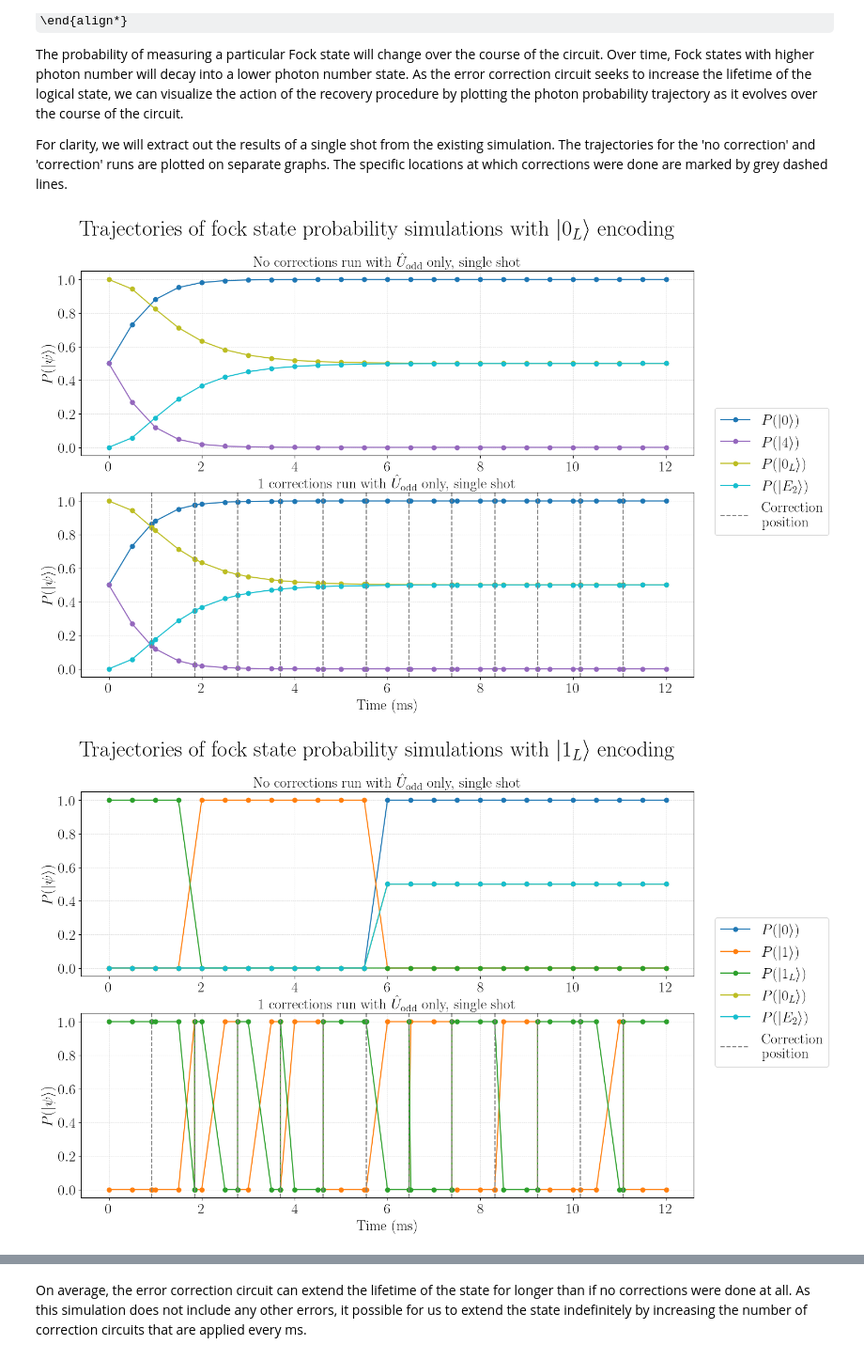
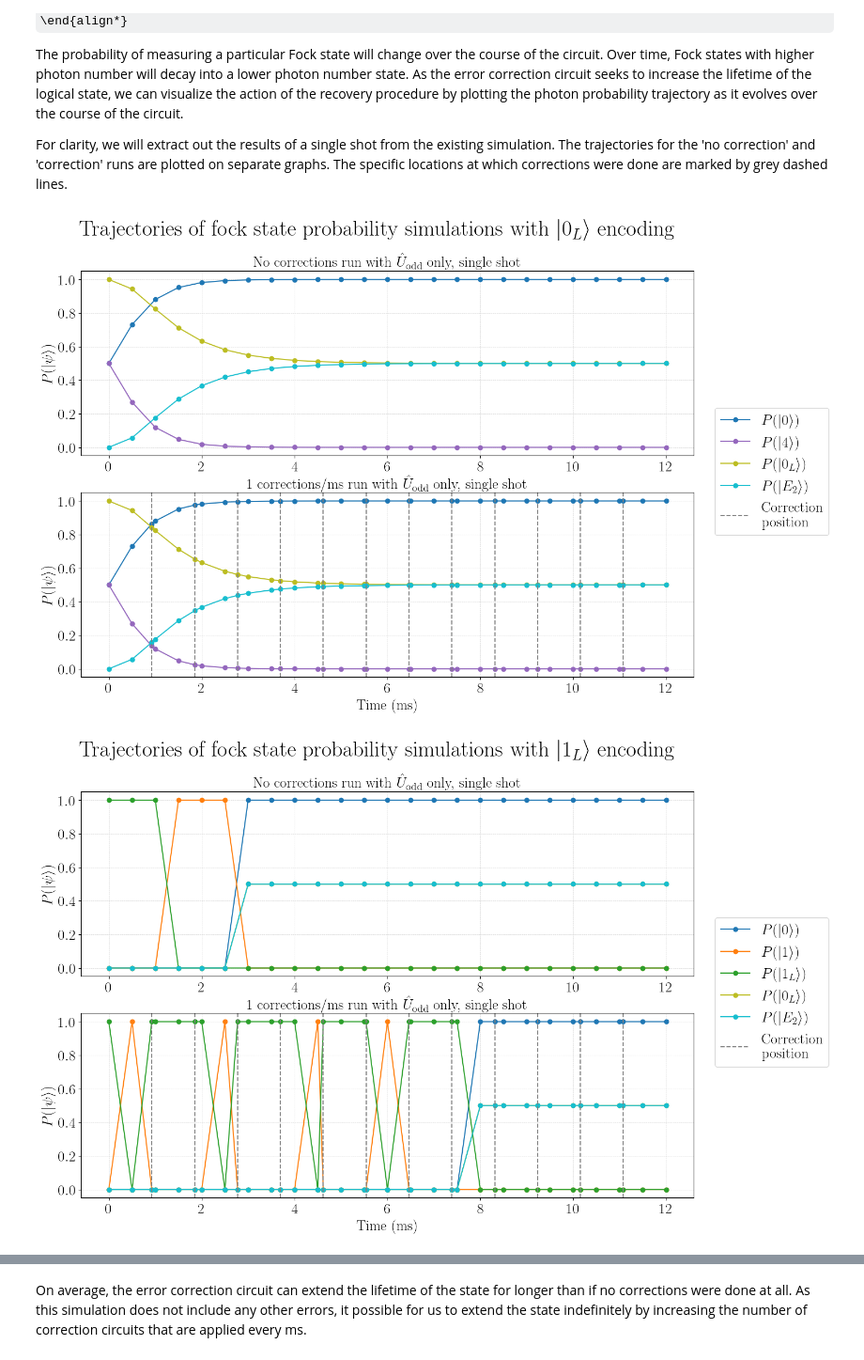
Before and after one commit to C2QA/bosonic-qiskit, a Jupyter notebook: tutorials/bosonic-kitten-code/bosonic-kitten-code.ipynb, the cells around one changed output, grey strips where cells are left out. Shown at 94% size. Drawn from its saved outputs; the diff is of its cells as text; code cells hidden in the pictures; some formulas as TeX source.

```diff
--- a/tutorials/bosonic-kitten-code/bosonic-kitten-code.ipynb
+++ b/tutorials/bosonic-kitten-code/bosonic-kitten-code.ipynb
@@ -340,7 +340,7 @@ def error_correction_experiment(encoding: str, corrections: int, shots: int, add
                 circuit.save_statevector(label='snapshot_{}'.format(snapshot_counter), pershot=True)
                 snapshot_counter += 1
 
-        # Apply parity check, snapshot, recovery, snapshot
+        # Apply snapshot, parity check, recovery, snapshot
         elif value == 'correction':
             # Find previous corr position, and determine kt_dur with that information
             while index > 0:
@@ -361,11 +361,6 @@ def error_correction_experiment(encoding: str, corrections: int, shots: int, add
             kt = photon_loss_rate * (kt_dur + 3)
             adjustment = -3
 
-            ##### REMOVE
-            circuit.save_statevector(label='snapshot_{}'.format(snapshot_counter), pershot=True)
-            snapshot_counter += 1
-            ###### REMOVE
-
             # Parity check
             circuit.initialize([1, 0], anc[0])
             circuit.h(anc[0])
@@ -383,19 +378,16 @@ def error_correction_experiment(encoding: str, corrections: int, shots: int, add
             circuit.h(anc[0])
             circuit.measure(anc[0], cr[0])
 
-            circuit.save_statevector(label='snapshot_{}'.format(snapshot_counter), pershot=True)
-            snapshot_counter += 1
+            # Apply recovery operation, without or with u_even
+            if identity:
 
-            if identity:
-                # Recovery operation
                 with circuit.if_test((cr[0], 1), label='Recovery op') as else_:
                     circuit.cv_gate_from_matrix(u_odd, qmr[0], duration=0.1, unit="ns") #u_odd
                     circuit.reset(anc[0])
                 with else_:
-                    circuit.cv_gate_from_matrix(u_iden, qmr[0], duration=0.1, unit="ns") #u_even(kt)
+                    circuit.cv_gate_from_matrix(u_iden, qmr[0], duration=0.1, unit="ns") #u_iden
 
             else:
-                # Recovery operation
                 with circuit.if_test((cr[0], 1), label='Recovery op') as else_:
                     circuit.cv_gate_from_matrix(u_odd, qmr[0], duration=0.1, unit="ns") #u_odd
                     circuit.reset(anc[0])
@@ -404,9 +396,9 @@ def error_correction_experiment(encoding: str, corrections: int, shots: int, add
 
             circuit.save_statevector(label='snapshot_{}'.format(snapshot_counter), pershot=True)
             snapshot_counter += 1
-            corr_position.append(int(key) + 3.001)
+            corr_position.append(int(key) + 3)
 
-        # Apply snapshot, parity check, snapshot, recovery, followed by another snapshot
+        # Apply snapshot, parity check, recovery, followed by another snapshot
         else:
             circuit.save_statevector(label='snapshot_{}'.format(snapshot_counter), pershot=True)
             snapshot_counter += 1
@@ -446,9 +438,6 @@ def error_correction_experiment(encoding: str, corrections: int, shots: int, add
             circuit.h(anc[0])
             circuit.measure(anc[0], cr[0])
 
-            circuit.save_statevector(label='snapshot_{}'.format(snapshot_counter), pershot=True)
-            snapshot_counter += 1
-
             if identity:
                 # Recovery operation
                 with circuit.if_test((cr[0], 1), label='Recovery op') as else_:
@@ -467,7 +456,7 @@ def error_correction_experiment(encoding: str, corrections: int, shots: int, add
 
             circuit.save_statevector(label='snapshot_{}'.format(snapshot_counter), pershot=True)
             snapshot_counter += 1
-            corr_position.append(int(key) + 3.001)
+            corr_position.append(int(key) + 3)
 
     # Final delay gate
     finalkey, finalvalue = schedule_copy[-1]
@@ -682,13 +671,10 @@ def _snapshot_timings(schedule, total_circuit_time):
                 timings.append(int(key)/1000)
 
         elif value =='correction':
-            timings.append((int(key))/1000) ############# REMOVE
             timings.append((int(key) + 3)/1000)
-            timings.append((int(key) + 3.001)/1000)
         else:
             timings.append(int(key)/1000)
             timings.append((int(key) + 3)/1000)
-            timings.append((int(key) + 3.001)/1000)
 
     timings.append(total_circuit_time/1000)
 
@@ -796,12 +780,15 @@ The probability of measuring a particular Fock state will change over the course
 For clarity, we will extract out the results of a single shot from the existing simulation. The trajectories for the 'no correction' and 'correction' runs are plotted on separate graphs. The specific locations at which corrections were done are marked by grey dashed lines.
 # %%
 # Choose single shot to graph
-run = [0, 0, 0, 0]
+run = [2, 3, 0, 0]
+
+# For formatting graphs
+encoding_format = {'logi0': r'$0_L$', 'logi1': r'$1_L$', 'logi_xplus': r'$+_L$', 'logi_xminus':r'$-_L$', 'logi_yplus':r'$+i_L$', 'logi_yminus': r'$-i_L$'}
 
 # Plot photon probability for all initial encodings
 for index, value in enumerate(encoding):
-    _, noise_only_fid, noise_only_prob_tuple, noise_only_snapshot_timings, _ = noise_only_simulation_list[index]
-    _, correction_fid, correction_prob_tuple, correction_snapshot_timings, corr_position_times = correction_simulation_list[index]
+    _, _, noise_only_prob_tuple, noise_only_snapshot_timings, _ = noise_only_simulation_list[index]
+    _, _, correction_prob_tuple, correction_snapshot_timings, corr_position_times = correction_simulation_list[index]
 
     # Colors for plotting
     colors= ['#1f77b4', '#ff7f0e', '#2ca02c', '#d62728', '#9467bd', '#8c564b', '#e377c2', '#7f7f7f', '#bcbd22', '#17becf']
@@ -829,7 +816,6 @@ for index, value in enumerate(encoding):
 
     # Plot both graph in single image
     plt.figure(figsize=(15,10))
-    encoding_format = {'logi0': r'$0_L$', 'logi1': r'$1_L$', 'logi_xplus': r'$+_L$', 'logi_xminus':r'$-_L$', 'logi_yplus':r'$+i_L$', 'logi_yminus': r'$-i_L$'}
     plt.suptitle('Trajectories of fock state probability simulations with ' + r'$\lvert$' + str(encoding_format.get(value)) + r'$\rangle$' + ' encoding', size=30)
     # plt.suptitle('No correction and ' + str(num_corr) + ' correction simulation, with ' +r'$\lvert$' + str(encoding_format.get(encoding)) + r'$\rangle$' + ' encoding', size=20)
 
@@ -884,33 +870,33 @@ for index, value in enumerate(encoding):
         plt.plot(correction_snapshot_timings, trajectory, marker='o', label=r'$P(\lvert$' + str(state) + r'$\rangle$)', color=colors[index])
 
     ## 1b. Correction circuit plot (logical state)
     m = len(correction_fock_prob_logical[0])
     for index in range(m):
         trajectory = [value[index] for value in correction_fock_prob_logical]
         if all(i <= prob_truncation for i in trajectory):
             continue
         plt.plot(correction_snapshot_timings, trajectory, marker='o', label=r'$P(\lvert$' + str(logical_label[index]) + r'$\rangle$)', color=colors[index+8])
 
     # Plot correction positions
     x, y = correction_positions(corr_position_times, correction_fock_prob, correction_snapshot_timings)
     label = 'Correction \n position'
     for i in x:
         plt.axvline(x=i, color='grey', label=label, linestyle="--")
         label = ''
 
     # Subplot 2 formatting
     plt.xlabel("Time (ms)", size=20)
     #plt.ylabel("Probability of measuring Fock state, averaged over {} shots".format(shots))
     plt.ylabel(r'$P(\lvert \psi \rangle$)', size=20)
-    plt.title(str(num_corr) + r" corrections run with $\hat{U}_{\text{odd}}$ only, single shot", size=20)
+    plt.title(str(num_corr) + r" corrections/ms run with $\hat{U}_{\text{odd}}$ only, single shot", size=20)
     plt.grid(color = 'lightgrey', linestyle = 'dashed', linewidth = 0.5)
 
     # Remove duplicate labels
     leg1 = {l:h for h,l in zip(*plt.subplot(2, 1, 1).get_legend_handles_labels())}
     leg2 = {l:h for h,l in zip(*plt.subplot(2, 1, 2).get_legend_handles_labels())}
 
     plt.figlegend(*[*zip(*{**leg1, **leg2}.items())][::-1], bbox_to_anchor=(1.08, 0.5), loc = 'right', fontsize=20)
     plt.show()
 # %% [output]
-[figure, old version]
+[figure, new version]
-[figure, old version]
+[figure, new version]
```
Also changed, not shown: parts of 7 cells of this notebook.
